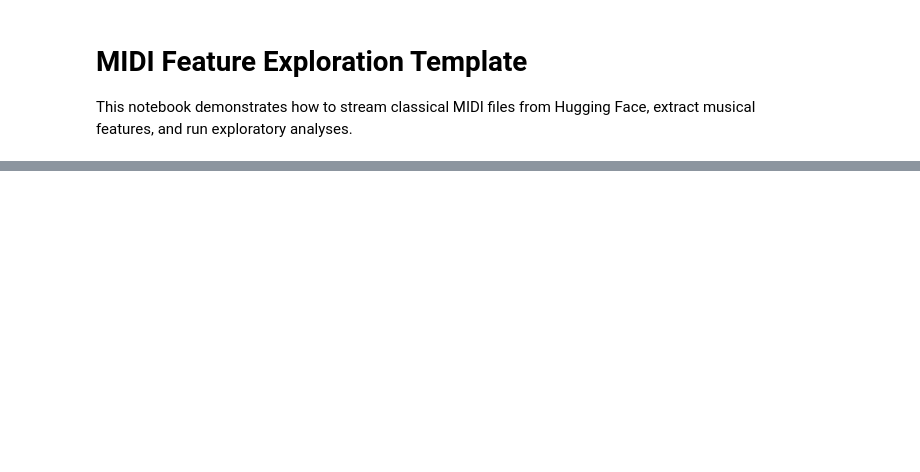
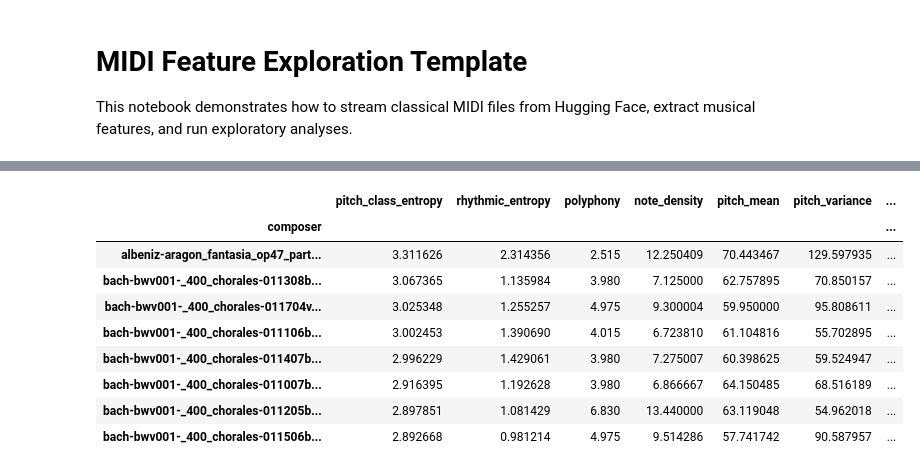
Before and after one commit to carpetxie/math50-final-project, a Jupyter notebook: notebooks/midi_analysis_template.ipynb, the cells around one changed output, grey strips where cells are left out. Saved outputs shown, nothing was run; the diff lists cells and outputs as text; code cells hidden in the pictures; blank space fills up the shorter version.

```diff
--- a/notebooks/midi_analysis_template.ipynb
+++ b/notebooks/midi_analysis_template.ipynb
@@ -63,14 +141,25 @@ OUTPUT_PATH
 # %%
-df.groupby("composer").agg({
+df_top.groupby("composer").agg({
     "pitch_class_entropy": "mean",
     "rhythmic_entropy": "mean",
     "polyphony": "mean",
     "note_density": "mean",
     "pitch_mean": "mean",
     "pitch_variance": "mean",
     "note_duration_mean": "mean",
     "note_duration_variance": "mean",
 }).sort_values("pitch_class_entropy", ascending=False)
+# %% [output]
+|  | pitch_class_entropy | rhythmic_entropy | polyphony | note_density | pitch_mean | pitch_variance | ... |
+| composer |  |  |  |  |  |  | ... |
+| albeniz-aragon_fantasia_op47_part... | 3.311626 | 2.314356 | 2.515 | 12.250409 | 70.443467 | 129.597935 | ... |
+| bach-bwv001-_400_chorales-011308b... | 3.067365 | 1.135984 | 3.980 | 7.125000 | 62.757895 | 70.850157 | ... |
+| bach-bwv001-_400_chorales-011704v... | 3.025348 | 1.255257 | 4.975 | 9.300004 | 59.950000 | 95.808611 | ... |
+| bach-bwv001-_400_chorales-011106b... | 3.002453 | 1.390690 | 4.015 | 6.723810 | 61.104816 | 55.702895 | ... |
+| bach-bwv001-_400_chorales-011407b... | 2.996229 | 1.429061 | 3.980 | 7.275007 | 60.398625 | 59.524947 | ... |
+| bach-bwv001-_400_chorales-011007b... | 2.916395 | 1.192628 | 3.980 | 6.866667 | 64.150485 | 68.516189 | ... |
+| bach-bwv001-_400_chorales-011205b... | 2.897851 | 1.081429 | 6.830 | 13.440000 | 63.119048 | 54.962018 | ... |
+| bach-bwv001-_400_chorales-011506b... | 2.892668 | 0.981214 | 4.975 | 9.514286 | 57.741742 | 90.587957 | ... |
 # %%
 import seaborn as sns
 import matplotlib.pyplot as plt
```
Also changed, not shown: parts of 21 cells of this notebook, 3 other files.
